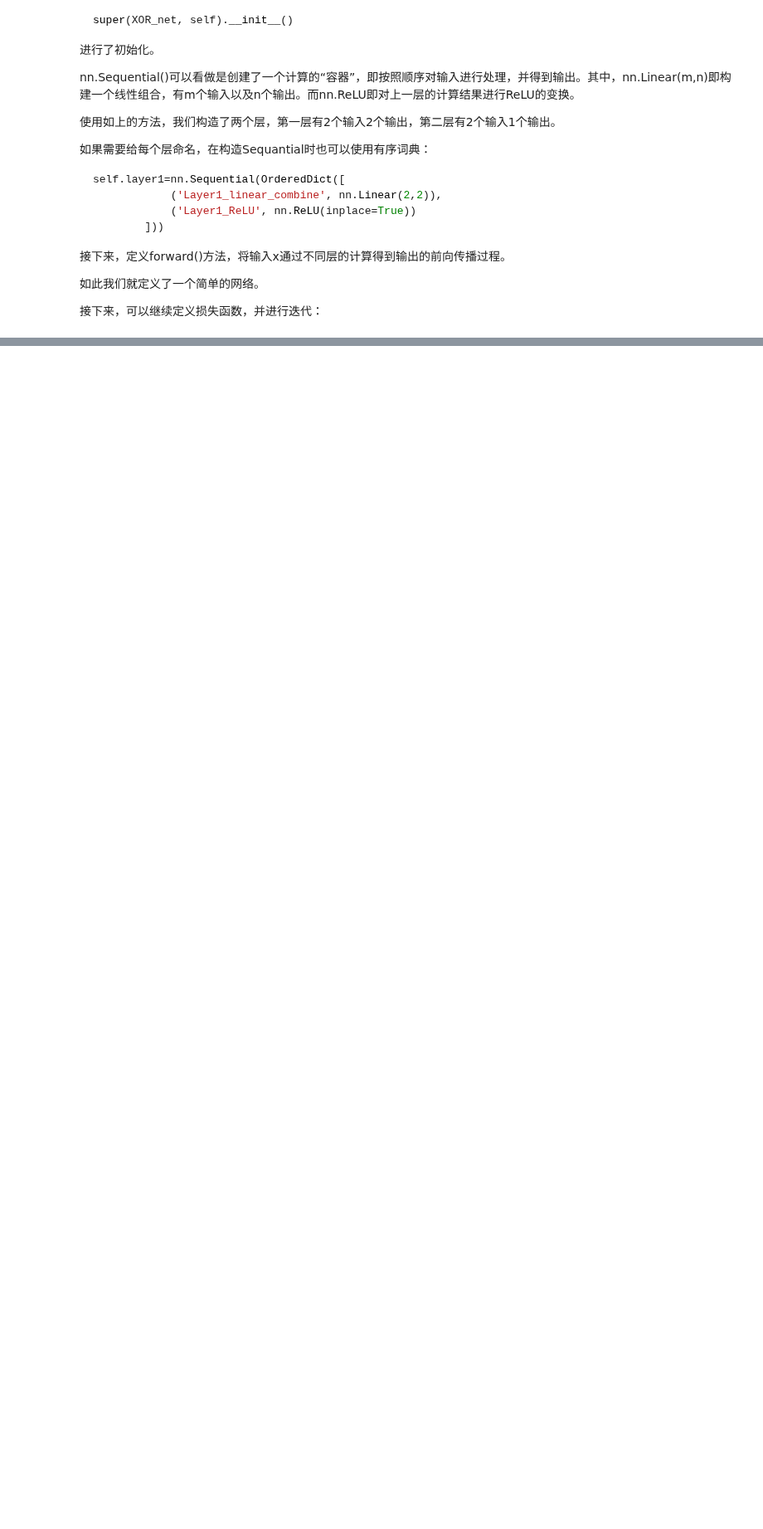
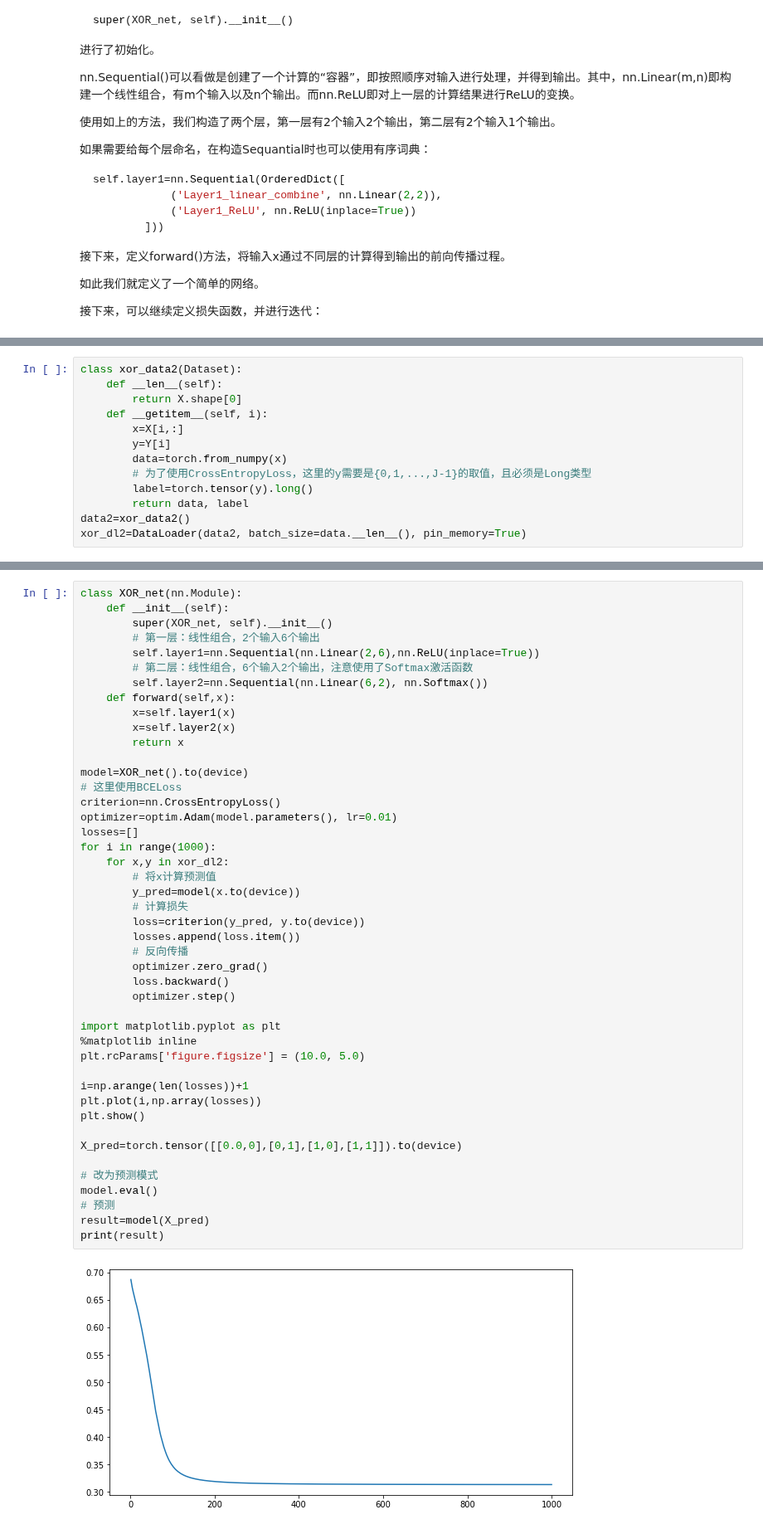
Before and after one commit to sijichun/PythonTutor, a Jupyter notebook: NN.ipynb, the cells around one changed output, grey strips where cells are left out. Shown at 83% size. Drawn from its saved outputs; the diff is of its cells as text; blank space fills up the shorter version.

```diff
--- a/NN.ipynb
+++ b/NN.ipynb
@@ -398,0 +546,13 @@ tensor([[4.2282e-07],
+# %%
+class xor_data2(Dataset):
+    def __len__(self):
+        return X.shape[0]
+    def __getitem__(self, i):
+        x=X[i,:]
+        y=Y[i]
+        data=torch.from_numpy(x)
+        # 为了使用CrossEntropyLoss，这里的y需要是{0,1,...,J-1}的取值，且必须是Long类型
+        label=torch.tensor(y).long()
+        return data, label
+data2=xor_data2()
+xor_dl2=DataLoader(data2, batch_size=data.__len__(), pin_memory=True)
@@ -398,0 +561,47 @@ tensor([[4.2282e-07],
+# %%
+class XOR_net(nn.Module):
+    def __init__(self):
+        super(XOR_net, self).__init__()
+        # 第一层：线性组合，2个输入6个输出
+        self.layer1=nn.Sequential(nn.Linear(2,6),nn.ReLU(inplace=True))
+        # 第二层：线性组合，6个输入2个输出，注意使用了Softmax激活函数
+        self.layer2=nn.Sequential(nn.Linear(6,2), nn.Softmax())
+    def forward(self,x):
+        x=self.layer1(x)
+        x=self.layer2(x)
+        return x
+
+model=XOR_net().to(device)
+# 这里使用BCELoss
+criterion=nn.CrossEntropyLoss()
+optimizer=optim.Adam(model.parameters(), lr=0.01)
+losses=[]
+for i in range(1000):
+    for x,y in xor_dl2:
+        # 将x计算预测值
+        y_pred=model(x.to(device))
+        # 计算损失
+        loss=criterion(y_pred, y.to(device))
+        losses.append(loss.item())
+        # 反向传播
+        optimizer.zero_grad()
+        loss.backward()
+        optimizer.step()
+
+import matplotlib.pyplot as plt
+%matplotlib inline
+plt.rcParams['figure.figsize'] = (10.0, 5.0)
+
+i=np.arange(len(losses))+1
+plt.plot(i,np.array(losses))
+plt.show()
+
+X_pred=torch.tensor([[0.0,0],[0,1],[1,0],[1,1]]).to(device)
+
+# 改为预测模式
+model.eval()
+# 预测
+result=model(X_pred)
+print(result)
+# %% [output]
+[figure, added]
```
Also changed, not shown: parts of 27 cells of this notebook, 6 other files.
